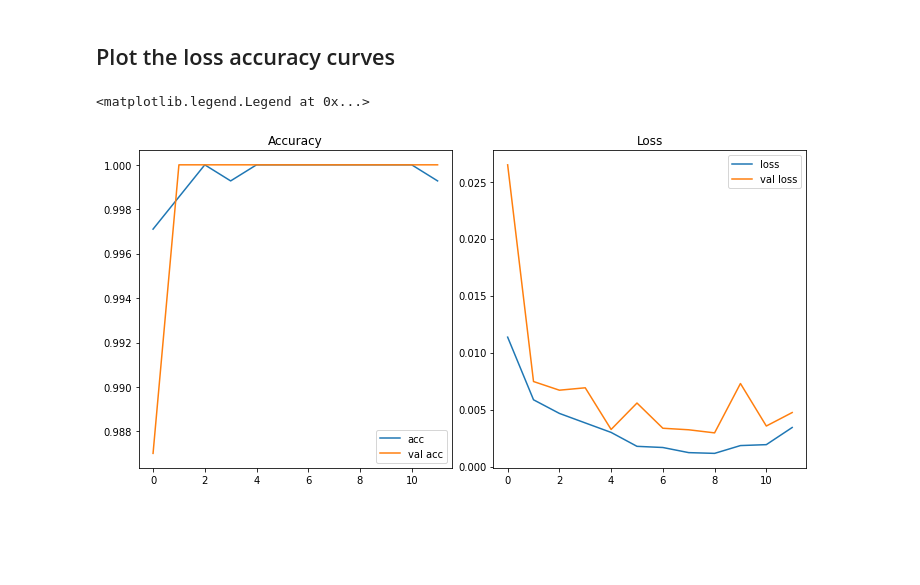
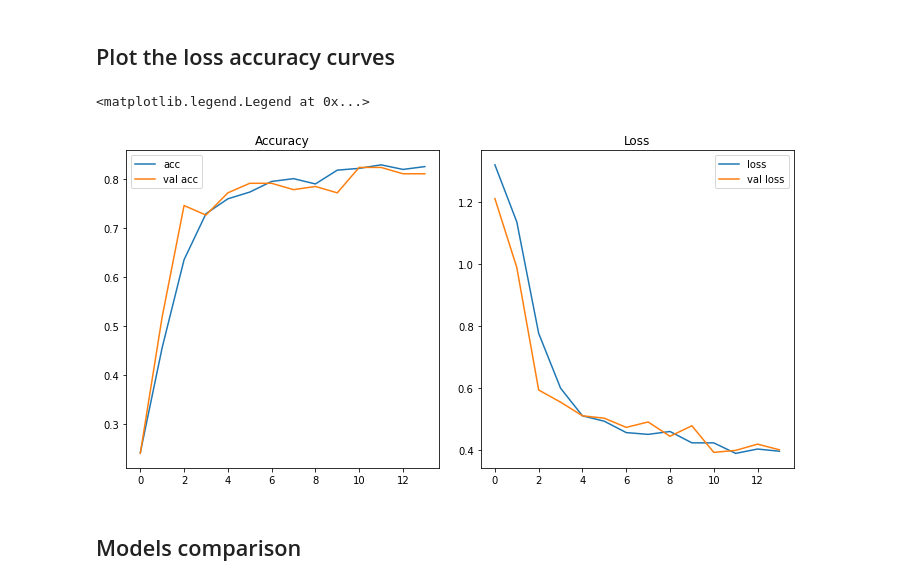
Before and after one commit to ml-lohi/hackathon-milan, a Jupyter notebook: submission/code/evaluate.ipynb, the cells around one changed output. Saved outputs shown, nothing was run; the diff lists cells and outputs as text; code cells hidden in the pictures; blank space fills up the shorter version.

```diff
--- a/submission/code/evaluate.ipynb
+++ b/submission/code/evaluate.ipynb
@@ -11,31 +12,33 @@ FOLDER = "data/"
 # %%
 val_loss = []
 loss = []
 acc = []
 val_acc = []
 
-with open('history.csv') as file:
+with open('history/historyCNN.csv') as file:
         csv_reader = csv.reader(file, delimiter=',')
         eliminator = 0
         for row in csv_reader:
             if eliminator!=0:
                 acc.append(float(row[1]))
                 loss.append(float(row[2]))
                 val_acc.append(float(row[3]))
                 val_loss.append(float(row[4]))
             eliminator = eliminator + 1
 
 fig, axs = plt.subplots(1,2, figsize = (10,5))
 fig.tight_layout()
 axs[0].plot(acc, label = "acc")
 axs[0].plot(val_acc, label = "val acc")
 axs[0].set_title("Accuracy")
 axs[0].legend()
 
 axs[1].plot(loss, label = "loss")
 axs[1].plot(val_loss, label = "val loss")
 axs[1].set_title("Loss")
 axs[1].legend()
 # %% [output]
 <matplotlib.legend.Legend at 0x...>
-[figure, old version]
+[figure, new version]
+# %% [markdown]
+## Models comparison
```
Also changed, not shown: parts of 14 cells of this notebook, 5 other files.
